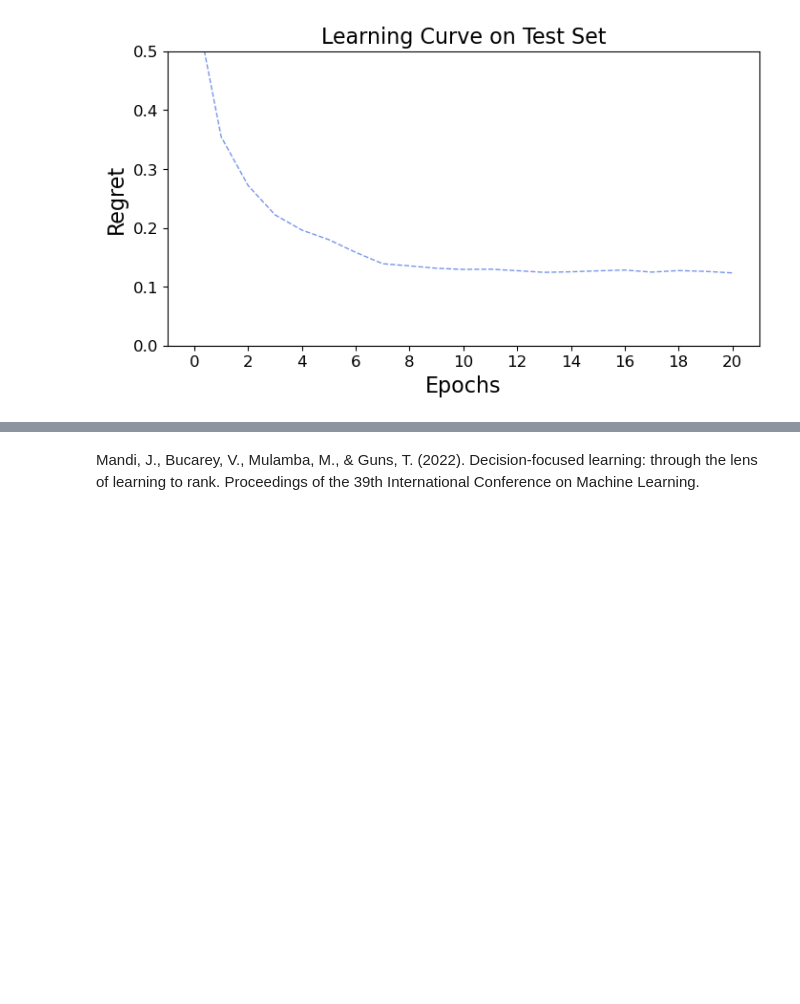
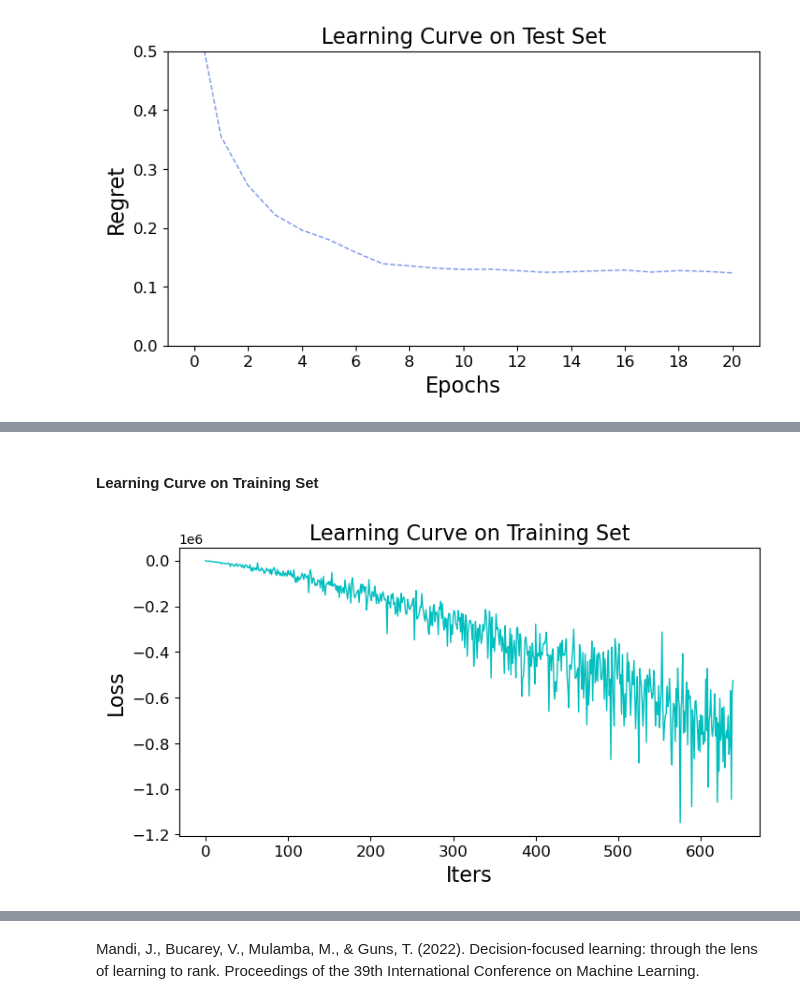
Before and after one commit to khalil-research/PyEPO, a Jupyter notebook: notebooks/03 Training and Testing.ipynb, the cells around one changed output, grey strips where cells are left out. Saved outputs shown, nothing was run; the diff lists cells and outputs as text; code cells hidden in the pictures; blank space fills up the shorter version.

```diff
--- a/notebooks/03 Training and Testing.ipynb
+++ b/notebooks/03 Training and Testing.ipynb
@@ -635,0 +713,15 @@ plt.show()
+# %% [markdown]
+#### Learning Curve on Training Set
+# %%
+from matplotlib import pyplot as plt
+# draw plot for training loss
+plt.figure(figsize=(8, 4))
+plt.plot(loss_log, color="c", lw=1)
+plt.xticks(fontsize=12)
+plt.yticks(fontsize=12)
+plt.xlabel("Iters", fontsize=16)
+plt.ylabel("Loss", fontsize=16)
+plt.title("Learning Curve on Training Set", fontsize=16)
+plt.show()
+# %% [output]
+[figure, added]
```
Also changed, not shown: parts of 19 cells of this notebook.
